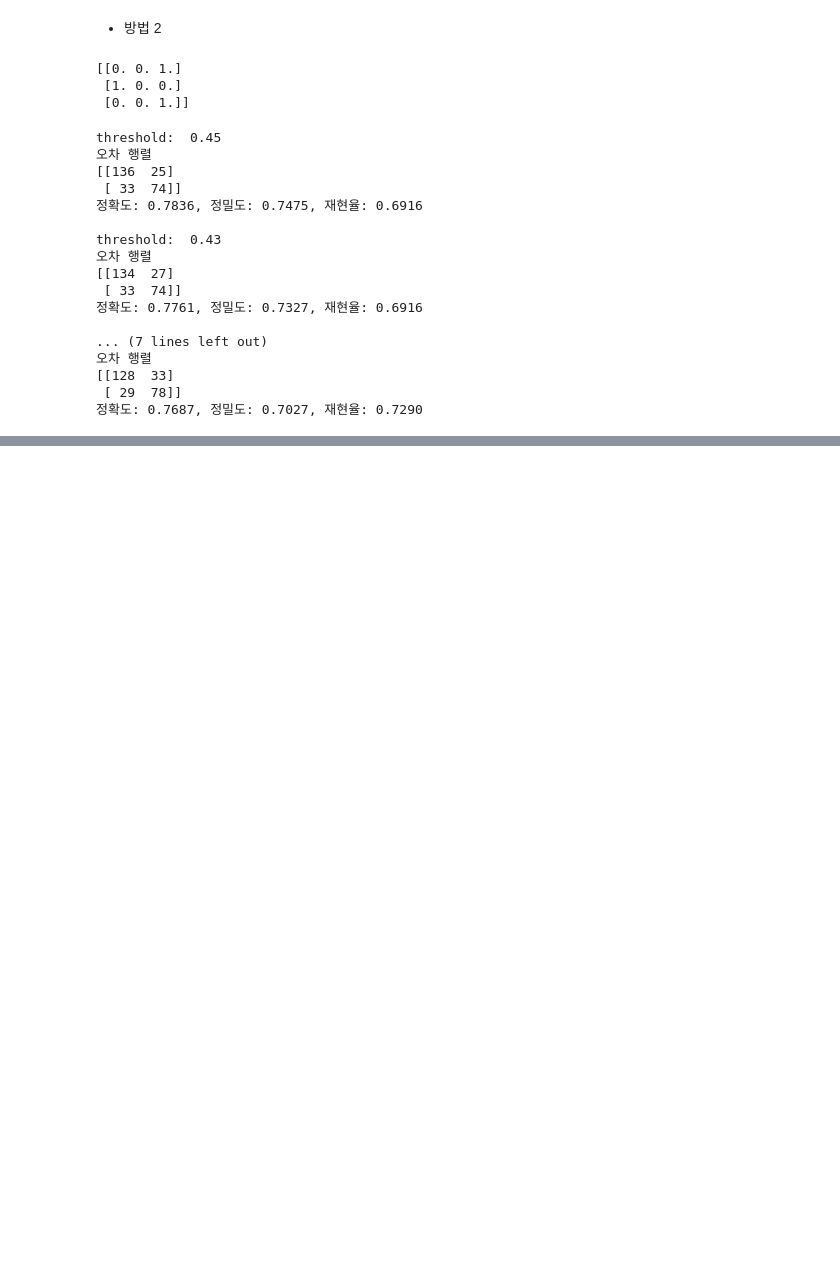
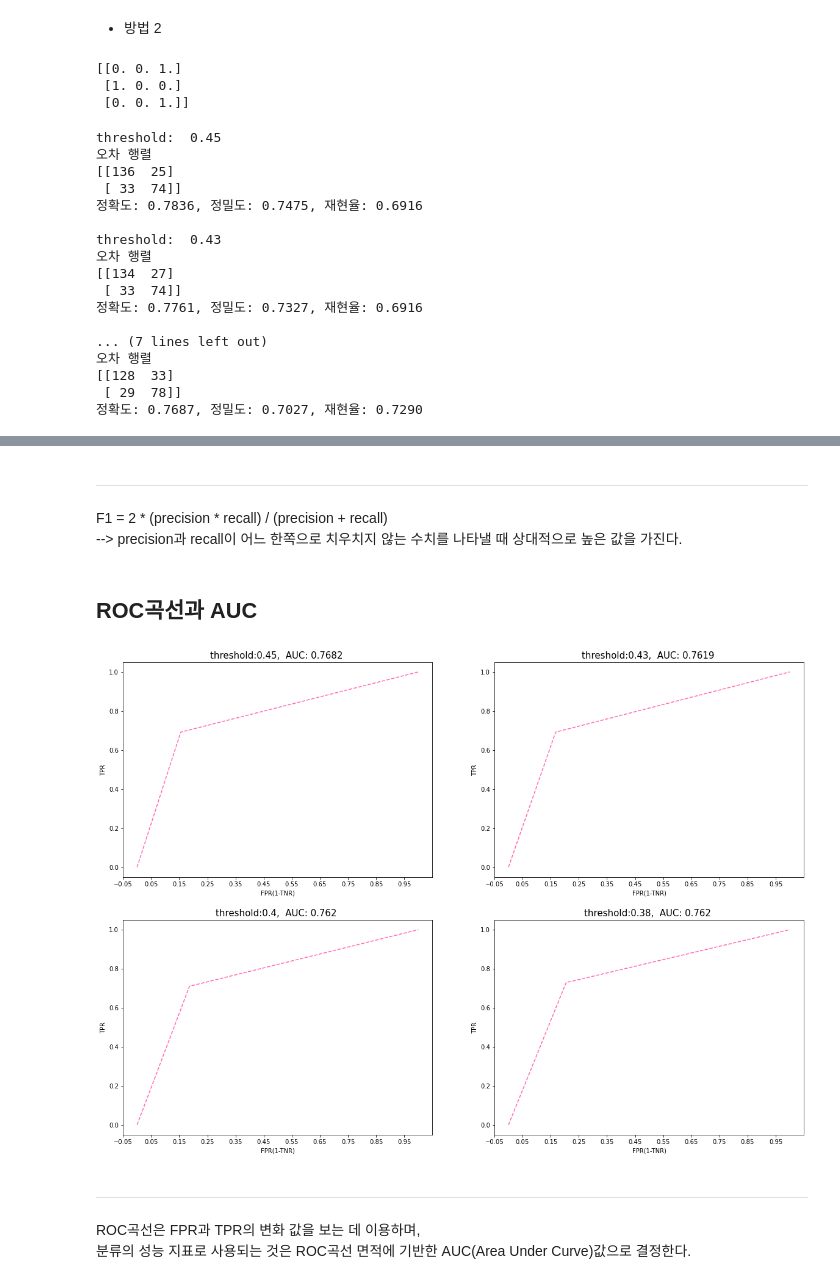
Before and after one commit to PingPingE/Python_ML_Definitive_Guide, a Jupyter notebook: 파이썬 머신러닝 완벽가이드 CH3.ipynb, the cells around one changed output, grey strips where cells are left out. Cells and saved outputs as stored; diff of their text form; code cells hidden in the pictures; blank space fills up the shorter version.

```diff
--- a/파이썬 머신러닝 완벽가이드 CH3.ipynb
+++ b/파이썬 머신러닝 완벽가이드 CH3.ipynb
@@ -196,0 +220,16 @@ threshold:  0.43
+# %%
+def get_clf_eval(y_test, pred):
+    confusion = confusion_matrix(y_test, pred)
+    accuracy = accuracy_score(y_test, pred)
+    precision = precision_score(y_test, pred)
+    recall = recall_score(y_test, pred)
+    print("오차 행렬")
+    print(confusion)
+    print("정확도: {0:.4f}, 정밀도: {1:.4f}, 재현율: {2:.4f}, F1 score: {3:4f},\n |prec-rec|: {4:4f}, prec*rec: {5:4f}, p+c: {6:4f}, */+:{7:4f}".format(
+        accuracy, precision, recall, 2*(precision*recall)/(precision+recall), abs(precision-recall), precision*recall,precision+recall,precision*recall/(precision+recall)))
+# %%
+for thr in [0.45,0.43,0.4,0.38]:
+    binarizer=Binarizer(threshold = thr)
+    print("threshold: ",thr)
+    get_clf_eval(y_test,binarizer.fit_transform(pred_proba[:,1].reshape(-1,1)))
+    print("")
@@ -196,0 +254,31 @@ threshold:  0.43
+# %% [markdown]
+------
+F1 = 2 * (precision * recall) / (precision + recall)<br>
+--> precision과 recall이 어느 한쪽으로 치우치지 않는 수치를 나타낼 때 상대적으로 높은 값을 가진다.
+# %% [markdown]
+## ROC곡선과 AUC
+# %%
+from sklearn.metrics import roc_curve,roc_auc_score
+def draw_ROC(y_test, pred, thres):
+    aucc = np.round(roc_auc_score(y_test, pred),4)
+    plt.title(f"threshold:{thres},  AUC: {aucc} ",size=15)
+    fpr,tpr,thres = roc_curve(y_test, pred)
+    plt.plot(fpr,tpr,'k--',color='hotpink')
+    start,end = plt.xlim()
+    plt.xticks(np.round(np.arange(start, end,0.1),2)) # x축 0.1씩 끊어 보기
+    plt.xlabel('FPR(1-TNR)')
+    plt.ylabel('TPR')
+# %%
+plt.figure(figsize=(20,10))
+for e,thr in enumerate([0.45,0.43,0.4,0.38],1):
+    plt.subplots_adjust(top=1.2)
+    plt.subplot(2,2,e)
+    binarizer=Binarizer(threshold = thr)
+    draw_ROC(y_test, binarizer.fit_transform(pred_proba[:,1].reshape(-1,1)),thr)
+# %% [output]
+[figure, added]
+# %% [markdown]
+-------
+ROC곡선은 FPR과 TPR의 변화 값을 보는 데 이용하며,
+<br>
+분류의 성능 지표로 사용되는 것은 ROC곡선 면적에 기반한 AUC(Area Under Curve)값으로 결정한다.
```
Also changed, not shown: parts of 6 cells of this notebook.
